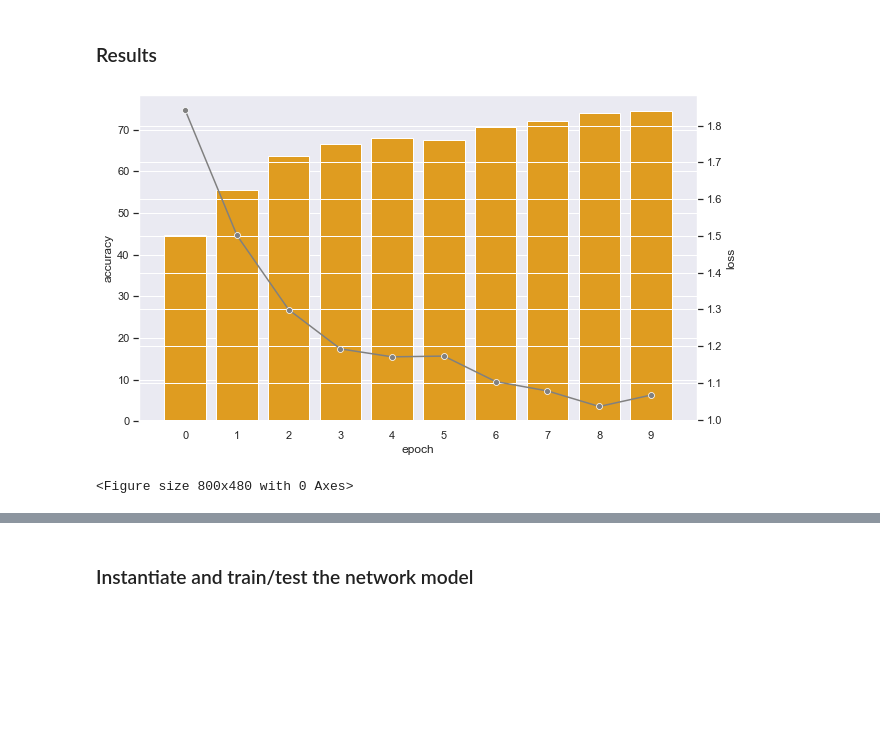
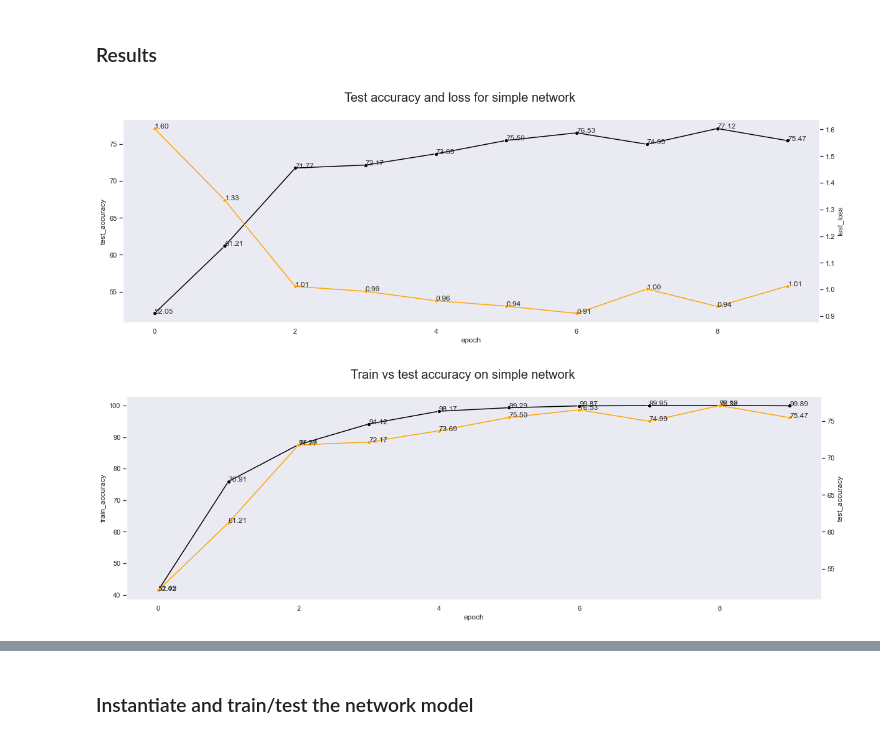
Before and after one commit to ivanobat/nn_sign_lang, a Jupyter notebook: asl_detection_basic.ipynb, the cells around one changed output, grey strips where cells are left out. Drawn from its saved outputs; the diff is of its cells as text; code cells hidden in the pictures; blank space fills up the shorter version.

```diff
--- a/asl_detection_basic.ipynb
+++ b/asl_detection_basic.ipynb
@@ -207,0 +241,14 @@ Clipping input data to the valid range for imshow with RGB data ([0..1] for floa
+# %%
+# get class frequency
+labels_list = list()
+for _, labels in train_data32_ldr:
+    labels_list= np.concatenate((labels_list,labels))
+
+labels = [classes[int(x)] for x in labels_list]
+labels.sort()
+
+fig1, ax1 = plt.subplots(figsize=(20, 6));
+fig1.suptitle('Class distribution for 32x32 pixels image dataset', size=20)
+plot = sns.histplot(data=labels, alpha=0.7, stat='count')
+plot.bar_label(plot.containers[0], size=9)
+plt.setp(plot.get_xticklabels(), rotation=90);
@@ -230,6 +301,6 @@ Explain each component of the architecture selected
 # %%
 # Create network arquitectures
-# simplest NN architecture
+# simple NN architecture
 class simple(nn.Module):
     def __init__(self, in_size, n_hidden, out_size):
         super(simple, self).__init__()
@@ -239,9 +310,9 @@ class simple(nn.Module):
         self.network = nn.Sequential(
             nn.Linear(self.in_size, self.n_hidden),
             nn.ReLU(),
-            nn.Linear(self.n_hidden, 30*2*2),
+            nn.Linear(self.n_hidden, 256),
             nn.ReLU(),
-            nn.Linear(30*2*2, out_size),
+            nn.Linear(256, out_size),
             nn.LogSoftmax(dim=1)
         )
 
@@ -288,10 +367,10 @@ for epoch in range(0, epochs):
     scheduler = torch.optim.lr_scheduler.ExponentialLR(optimizer, gamma=gamma)
     print('Epoch = '+str(epoch)+' Learning Rate = ',optimizer.param_groups[0]["lr"])
 
-    train( model_fnn, optimizer, train_data_ldr)
-    accuracy, loss = test(model_fnn, test_data_ldr)
+    train_accuracy, train_loss = train(model_fnn, optimizer, train_data_ldr)
+    test_accuracy, test_loss = test(model_fnn, test_data_ldr)
 
-    temp['nn'], temp['epoch'], temp['accuracy'], temp['loss'] = zip(['simple',epoch,accuracy,loss])
+    temp['nn'], temp['epoch'], temp['train_accuracy'], temp['train_loss'], temp['test_accuracy'], temp['test_loss'] = zip(['simple', epoch, train_accuracy, train_loss, test_accuracy, test_loss])
     results = results.append(temp)
 
     scheduler.step()
@@ -319,11 +398,32 @@ Test set: Average loss: 1.0667, Accuracy: 5348/7172 (75%)
 # %% [markdown]
 ### Results
 # %%
-fig, ax1 = plt.subplots(figsize=(10, 6));
-figure(figsize=(10, 6), dpi=80);
-sns.barplot(data=results_simple, x='epoch', y='accuracy', ax=ax1, color='orange');
+palette = sns.set_palette('rocket')
+sns.set_style("dark")
+fig1, ax1 = plt.subplots(figsize=(20, 6));
+fig1.suptitle('Test accuracy and loss for simple network', size=20)
+sns.lineplot(data=results_simple, x='epoch', y='test_accuracy',marker = 'o', ax=ax1, color='black');
 ax2 = ax1.twinx();
-sns.lineplot(data=results_simple, x='epoch', y='loss',marker = 'o', ax=ax2, color='gray');
+sns.lineplot(data=results_simple, x='epoch', y='test_loss',marker = 'o', ax=ax2, color='orange');
+
+for _,item in results_simple.iterrows():
+    #print(item)
+    ax1.text(item['epoch'],item['test_accuracy'],f'{item.test_accuracy:.2f}');
+    ax2.text(item['epoch'],item['test_loss'],f'{item.test_loss:.2f}');
 # %% [output]
-[figure, old version]
+[figure, new version]
-<Figure size 800x480 with 0 Axes>
+# %%
+palette = sns.set_palette('rocket')
+sns.set_style("dark")
+fig1, ax1 = plt.subplots(figsize=(20, 6));
+fig1.suptitle('Train vs test accuracy on simple network', size=20)
+sns.lineplot(data=results_simple, x='epoch', y='train_accuracy',marker = 'o', ax=ax1, color='black');
+ax2 = ax1.twinx();
+sns.lineplot(data=results_simple, x='epoch', y='test_accuracy',marker = 'o', ax=ax2, color='orange');
+
+for _,item in results_simple.iterrows():
+    #print(item)
+    ax1.text(item['epoch'],item['train_accuracy'],f'{item.train_accuracy:.2f}');
+    ax2.text(item['epoch'],item['test_accuracy'],f'{item.test_accuracy:.2f}');
+# %% [output]
+[figure, added]
```
Also changed, not shown: parts of 40 cells of this notebook, 2 other files.
